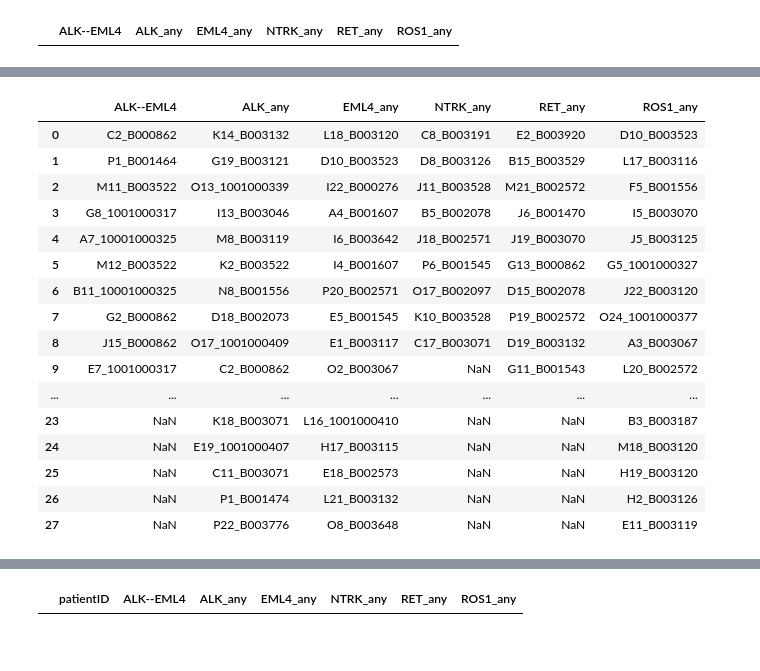
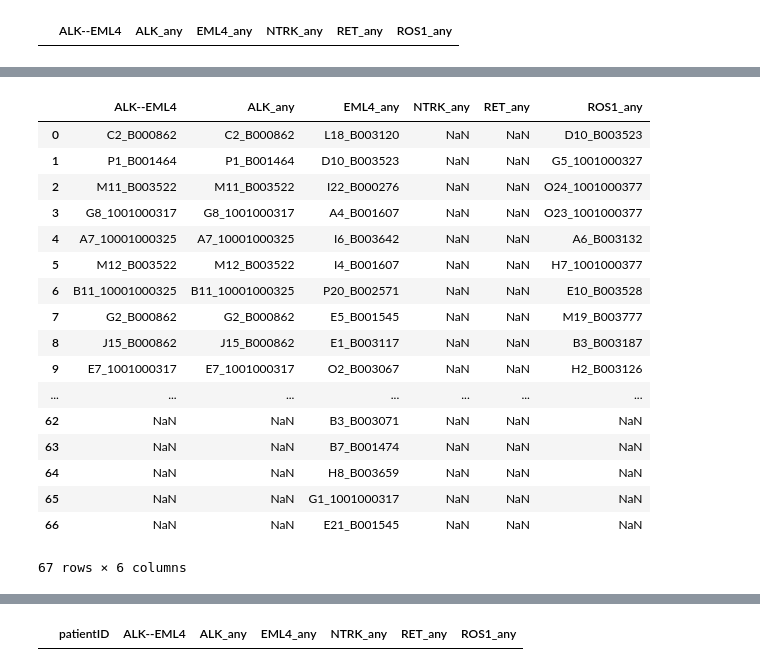
Before and after one commit to czbiohub/fusion_detection_pipeline, a Jupyter notebook: fusionSearch/fusions_x_patient_notebook.ipynb, the cells around one changed output, grey strips where cells are left out. Drawn from its saved outputs; the diff is of its cells as text; code cells hidden in the pictures.

Commit message:
new fusionsDF

```diff
--- a/fusionSearch/fusions_x_patient_notebook.ipynb
+++ b/fusionSearch/fusions_x_patient_notebook.ipynb
@@ -97,0 +153,8 @@ ROS1_any
+# %%
+ROS1_any = pd.read_csv('./out/ROS1.query.out.csv', header=None)
+ROS1_any = ROS1_any.drop([0])
+ROS1_any.columns = ['cellName', 'fusionFound']
+toKeep = ROS1_any['fusionFound'] == 1
+ROS1_any = ROS1_any[toKeep]
+ROS1_any = ROS1_any.reset_index(drop=True)
+ROS1_any
@@ -98,4 +173,9 @@ ROS1_any
 # %%
-ALK_EML4 = pd.read_csv('./out/ALK-EML4.out.txt', header=None)
+ALK_EML4 = pd.read_csv('./out/ALK--EML4.query.out.csv', header=None)
+ALK_EML4 = ALK_EML4.drop([0])
+ALK_EML4.columns = ['cellName', 'fusionFound']
+toKeep = ALK_EML4['fusionFound'] == 1
+ALK_EML4 = ALK_EML4[toKeep]
+ALK_EML4 = ALK_EML4.reset_index(drop=True)
 ALK_EML4
 # %% [output]
@@ -114,0 +183,6 @@ ALK_EML4
+# %%
+# really dont know why this is empty
+#   lemme just add them in manually
+ALK_EML4['cellName'] = ['C2_B000862','P1_B001464','M11_B003522','G8_1001000317','A7_10001000325','M12_B003522','B11_10001000325','G2_B000862','J15_B000862','E7_1001000317','M21_B003518','N4_B001464','G1_1001000317']
+ALK_EML4['fusionFound'] = 1
+ALK_EML4
@@ -118,7 +207,7 @@ fusionsDF
 # %% [output]
 |  | ALK--EML4 | ALK_any | EML4_any | NTRK_any | RET_any | ROS1_any |
 # %%
-fusionsDF['ROS1_any'] = pd.Series(ROS1_any[0])
+fusionsDF['EML4_any'] = pd.Series(EML4_any['cellName'])
 fusionsDF
 # %% [output]
 |  | ALK--EML4 | ALK_any | EML4_any | NTRK_any | RET_any | ROS1_any |
@@ -141,28 +231,29 @@ fusionsDF
 # %%
-fusionsDF['ALK--EML4'] = pd.Series(ALK_EML4[0])
-fusionsDF['ALK_any'] = pd.Series(ALK_any[0])
-fusionsDF['EML4_any'] = pd.Series(EML4_any[0])
-fusionsDF['NTRK_any'] = pd.Series(NTRK_any[0])
-fusionsDF['RET_any'] = pd.Series(RET_any[0])
+fusionsDF['ALK--EML4'] = pd.Series(ALK_EML4['cellName'])
+fusionsDF['ALK_any'] = pd.Series(ALK_any['cellName'])
+fusionsDF['ROS1_any'] = pd.Series(ROS1_any['cellName'])
+fusionsDF['NTRK_any'] = pd.Series(NTRK_any['cellName'])
+fusionsDF['RET_any'] = pd.Series(RET_any['cellName'])
 fusionsDF
 # %% [output]
 |  | ALK--EML4 | ALK_any | EML4_any | NTRK_any | RET_any | ROS1_any |
-| 0 | C2_B000862 | K14_B003132 | L18_B003120 | C8_B003191 | E2_B003920 | D10_B003523 |
-| 1 | P1_B001464 | G19_B003121 | D10_B003523 | D8_B003126 | B15_B003529 | L17_B003116 |
-| 2 | M11_B003522 | O13_1001000339 | I22_B000276 | J11_B003528 | M21_B002572 | F5_B001556 |
-| 3 | G8_1001000317 | I13_B003046 | A4_B001607 | B5_B002078 | J6_B001470 | I5_B003070 |
-| 4 | A7_10001000325 | M8_B003119 | I6_B003642 | J18_B002571 | J19_B003070 | J5_B003125 |
-| 5 | M12_B003522 | K2_B003522 | I4_B001607 | P6_B001545 | G13_B000862 | G5_1001000327 |
-| 6 | B11_10001000325 | N8_B001556 | P20_B002571 | O17_B002097 | D15_B002078 | J22_B003120 |
-| 7 | G2_B000862 | D18_B002073 | E5_B001545 | K10_B003528 | P19_B002572 | O24_1001000377 |
-| 8 | J15_B000862 | O17_1001000409 | E1_B003117 | C17_B003071 | D19_B003132 | A3_B003067 |
-| 9 | E7_1001000317 | C2_B000862 | O2_B003067 | NaN | G11_B001543 | L20_B002572 |
+| 0 | C2_B000862 | C2_B000862 | L18_B003120 | NaN | NaN | D10_B003523 |
+| 1 | P1_B001464 | P1_B001464 | D10_B003523 | NaN | NaN | G5_1001000327 |
+| 2 | M11_B003522 | M11_B003522 | I22_B000276 | NaN | NaN | O24_1001000377 |
+| 3 | G8_1001000317 | G8_1001000317 | A4_B001607 | NaN | NaN | O23_1001000377 |
+| 4 | A7_10001000325 | A7_10001000325 | I6_B003642 | NaN | NaN | A6_B003132 |
+| 5 | M12_B003522 | M12_B003522 | I4_B001607 | NaN | NaN | H7_1001000377 |
+| 6 | B11_10001000325 | B11_10001000325 | P20_B002571 | NaN | NaN | E10_B003528 |
+| 7 | G2_B000862 | G2_B000862 | E5_B001545 | NaN | NaN | M19_B003777 |
+| 8 | J15_B000862 | J15_B000862 | E1_B003117 | NaN | NaN | B3_B003187 |
+| 9 | E7_1001000317 | E7_1001000317 | O2_B003067 | NaN | NaN | H2_B003126 |
 | ... | ... | ... | ... | ... | ... | ... |
-| 23 | NaN | K18_B003071 | L16_1001000410 | NaN | NaN | B3_B003187 |
-| 24 | NaN | E19_1001000407 | H17_B003115 | NaN | NaN | M18_B003120 |
-| 25 | NaN | C11_B003071 | E18_B002573 | NaN | NaN | H19_B003120 |
-| 26 | NaN | P1_B001474 | L21_B003132 | NaN | NaN | H2_B003126 |
-| 27 | NaN | P22_B003776 | O8_B003648 | NaN | NaN | E11_B003119 |
+| 62 | NaN | NaN | B3_B003071 | NaN | NaN | NaN |
+| 63 | NaN | NaN | B7_B001474 | NaN | NaN | NaN |
+| 64 | NaN | NaN | H8_B003659 | NaN | NaN | NaN |
+| 65 | NaN | NaN | G1_1001000317 | NaN | NaN | NaN |
+| 66 | NaN | NaN | E21_B001545 | NaN | NaN | NaN |
+67 rows × 6 columns
 # %%
 fusionsDF.to_csv('./fusion_dataframe.csv', index=False)
 # %%
```
Also changed, not shown: parts of 16 cells of this notebook, 1 other file.
